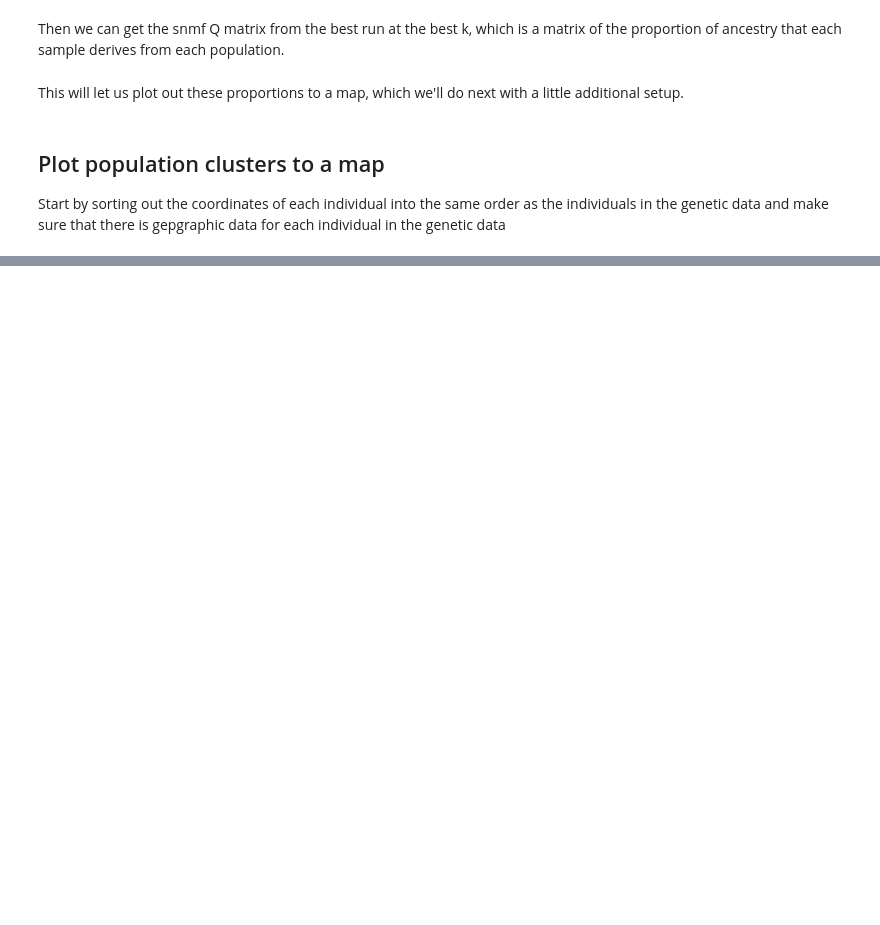
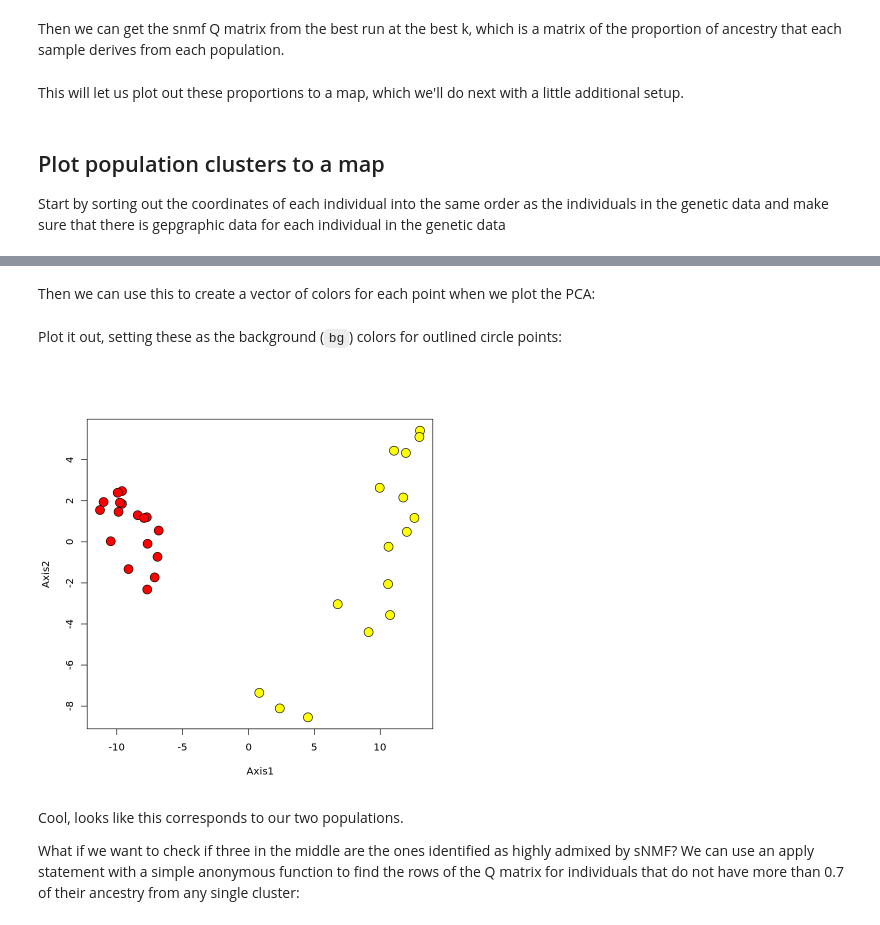
Before and after one commit to wyoibc/RADseq_cloud_learn, a Jupyter notebook: popstructR.ipynb, the cells around one changed output, grey strips where cells are left out. Drawn from its saved outputs; the diff is of its cells as text; code cells hidden in the pictures; blank space fills up the shorter version.

```diff
--- a/popstructR.ipynb
+++ b/popstructR.ipynb
@@ -266,0 +406,18 @@ rownames(gendata@tab)
+# %%
+cluster <- apply(qmatrix, 1, which.max)
+# %% [markdown]
+Then we can use this to create a vector of colors for each point when we plot the PCA:
+# %%
+PCA_cols <- cluster
+PCA_cols[PCA_cols == 1] <- "red"
+PCA_cols[PCA_cols == 2] <- "yellow"
+# %% [markdown]
+Plot it out, setting these as the background (`bg`) colors for outlined circle points:
+# %%
+plot(pca_res$li, pch = 21, cex = 2, bg = PCA_cols)
+# %% [output]
+[figure, added]
+# %% [markdown]
+Cool, looks like this corresponds to our two populations.
+
+What if we want to check if three in the middle are the ones identified as highly admixed by sNMF? We can use an apply statement with a simple anonymous function to find the rows of the Q matrix for individuals that do not have more than 0.7 of their ancestry from any single cluster:
```
Also changed, not shown: parts of 28 cells of this notebook.
